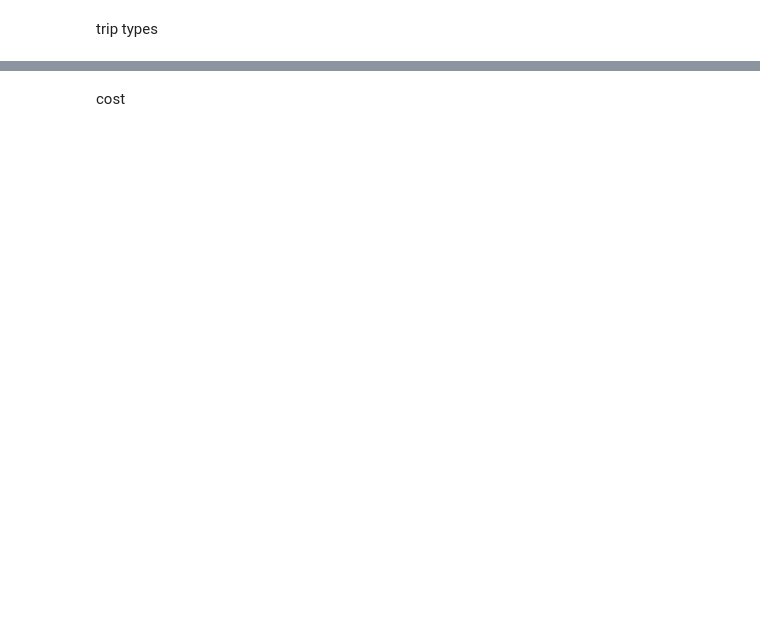
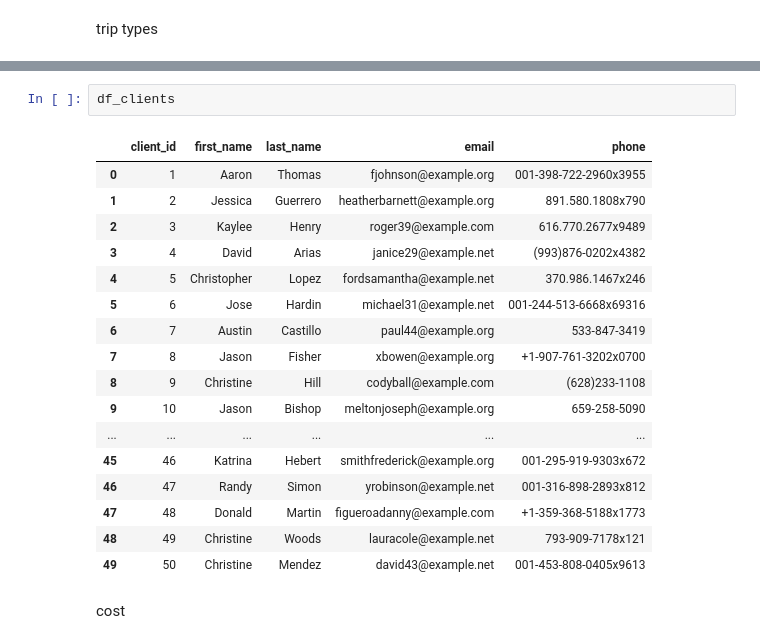
Before and after one commit to werojskz/space_database, a Jupyter notebook: data_creation.ipynb, the cells around one changed output, grey strips where cells are left out. Cells and saved outputs as stored; diff of their text form; blank space fills up the shorter version.

```diff
--- a/data_creation.ipynb
+++ b/data_creation.ipynb
@@ -323,3 +741,23 @@ df_transactions = pd.DataFrame(transactions)
+# %%
+df_clients
+# %% [output]
+|  | client_id | first_name | last_name | email | phone |
+| 0 | 1 | Aaron | Thomas | fjohnson@example.org | 001-398-722-2960x3955 |
+| 1 | 2 | Jessica | Guerrero | heatherbarnett@example.org | 891.580.1808x790 |
+| 2 | 3 | Kaylee | Henry | roger39@example.com | 616.770.2677x9489 |
+| 3 | 4 | David | Arias | janice29@example.net | (993)876-0202x4382 |
+| 4 | 5 | Christopher | Lopez | fordsamantha@example.net | 370.986.1467x246 |
+| 5 | 6 | Jose | Hardin | michael31@example.net | 001-244-513-6668x69316 |
+| 6 | 7 | Austin | Castillo | paul44@example.org | 533-847-3419 |
+| 7 | 8 | Jason | Fisher | xbowen@example.org | +1-907-761-3202x0700 |
+| 8 | 9 | Christine | Hill | codyball@example.com | (628)233-1108 |
+| 9 | 10 | Jason | Bishop | meltonjoseph@example.org | 659-258-5090 |
+| ... | ... | ... | ... | ... | ... |
+| 45 | 46 | Katrina | Hebert | smithfrederick@example.org | 001-295-919-9303x672 |
+| 46 | 47 | Randy | Simon | yrobinson@example.net | 001-316-898-2893x812 |
+| 47 | 48 | Donald | Martin | figueroadanny@example.com | +1-359-368-5188x1773 |
+| 48 | 49 | Christine | Woods | lauracole@example.net | 793-909-7178x121 |
+| 49 | 50 | Christine | Mendez | david43@example.net | 001-453-808-0405x9613 |
 # %% [markdown]
 cost
 # %%
```
Also changed, not shown: parts of 26 cells of this notebook, 12 other files.
